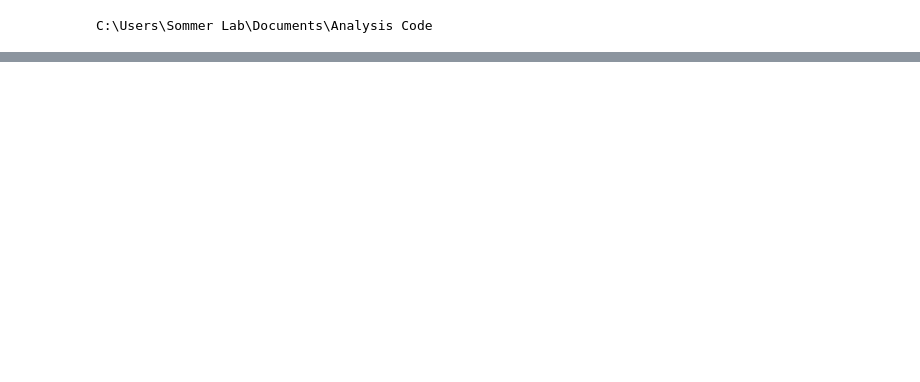
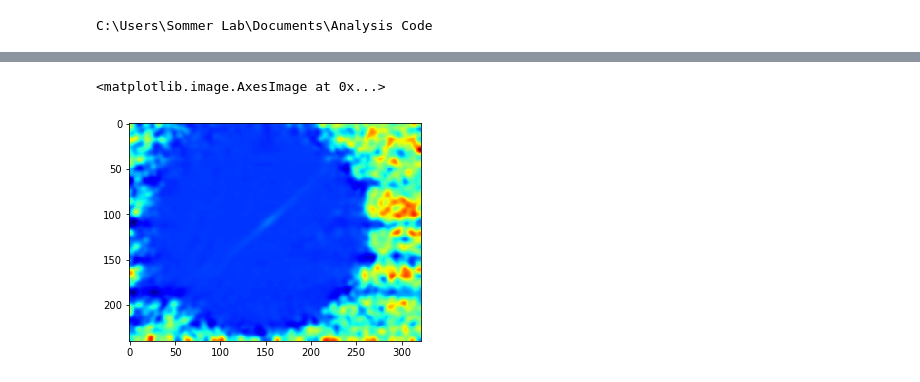
Before and after one commit to insommer/AnalysisCode, a Jupyter notebook: Coding Test/Chameleon Image Processing.ipynb, the cells around one changed output, grey strips where cells are left out. Drawn from its saved outputs; the diff is of its cells as text; code cells hidden in the pictures; blank space fills up the shorter version.

```diff
--- a/Coding Test/Chameleon Image Processing.ipynb
+++ b/Coding Test/Chameleon Image Processing.ipynb
@@ -30,2 +35,6 @@ TypeError: ufunc 'isnan' not supported for the input types, and the inputs could
 # %%
-aa
+img1 = ni.gaussian_filter(imgs[1], 3)
+plt.imshow(img1, cmap='jet')
+# %% [output]
+<matplotlib.image.AxesImage at 0x...>
+[figure, added]
```
Also changed, not shown: parts of 9 cells of this notebook, 6 other files.
